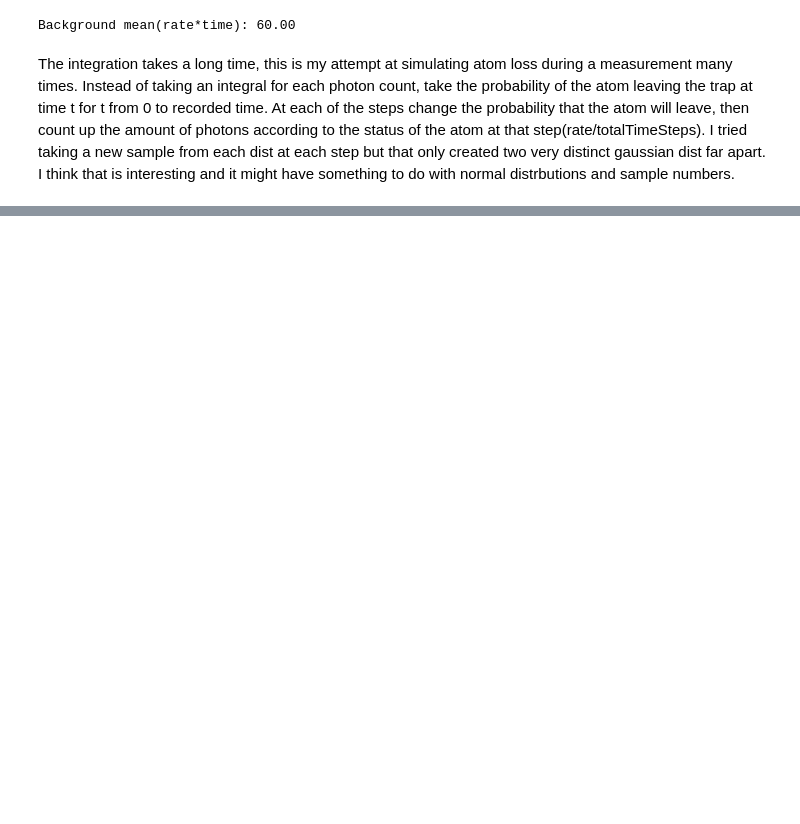
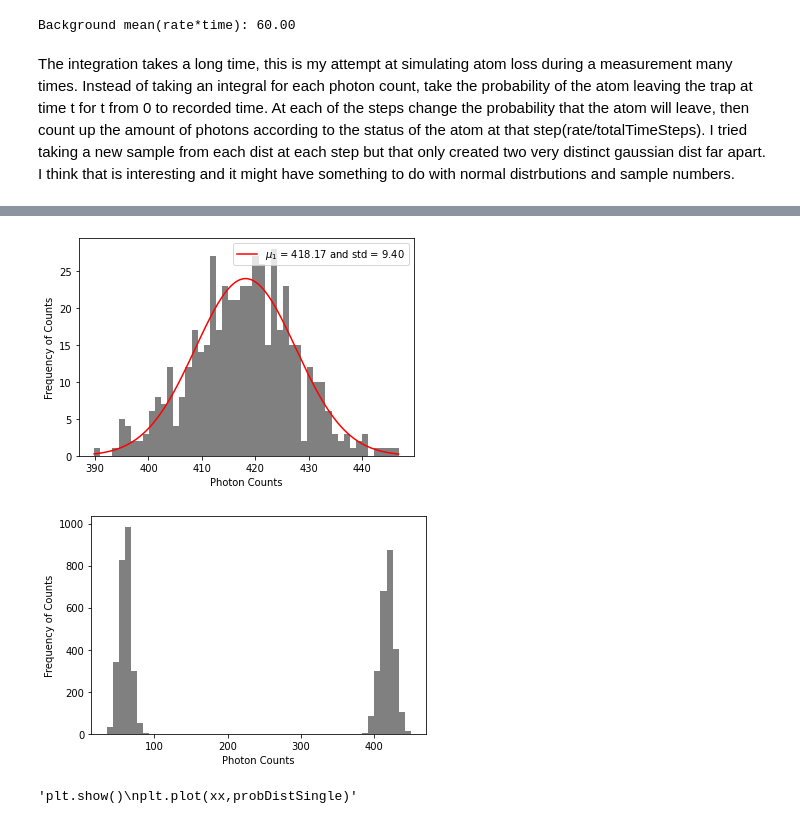
Before and after one commit to bpnordin/PhotonCount, a Jupyter notebook: main.ipynb, the cells around one changed output, grey strips where cells are left out. Drawn from its saved outputs; the diff is of its cells as text; code cells hidden in the pictures; blank space fills up the shorter version.

```diff
--- a/main.ipynb
+++ b/main.ipynb
@@ -204,0 +255,12 @@ Background mean(rate*time): 60.00
+# %%
+test = poisson.pmf(xx,(rateSingleAtom)*recordTime)
+probDistSimulated = simulateAtomLoss(recordTime,lifetimeOfTrap,xx,test,probDistBack)
+fitValues = graph(probDistSimulated,p0 = [30,420,2],double = False)
+h = getHistogram(probDistBack,fitValues)
+graph(h,fit = False)
+"""plt.show()
+plt.plot(xx,probDistSingle)"""
+# %% [output]
+[figure, added]
+[figure, added]
+'plt.show()\nplt.plot(xx,probDistSingle)'
```
Also changed, not shown: parts of 8 cells of this notebook.
